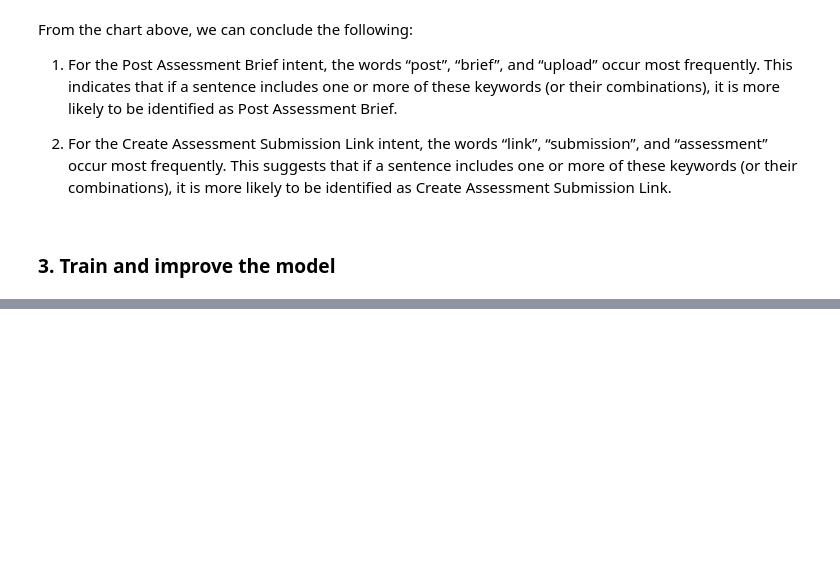
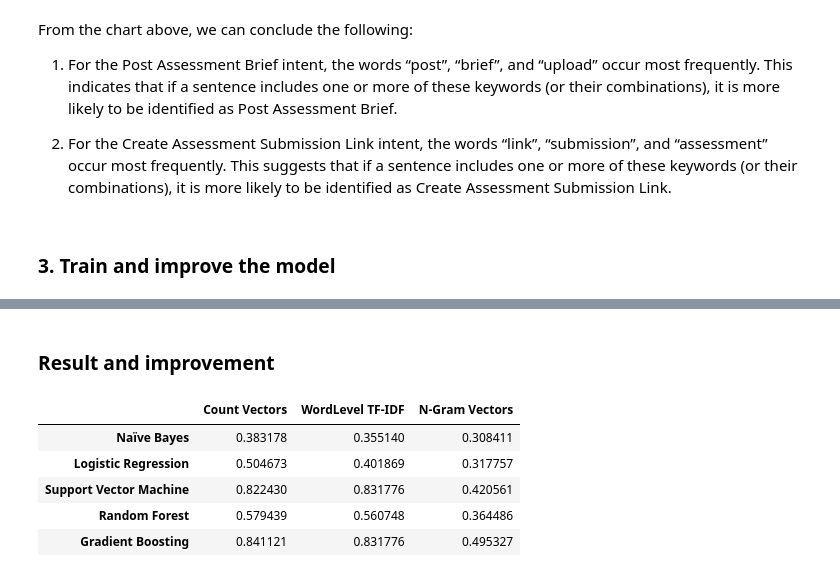
Before and after one commit to KimHLU/ai_tool, a Jupyter notebook: main.ipynb, the cells around one changed output, grey strips where cells are left out. Saved outputs shown, nothing was run; the diff lists cells and outputs as text; code cells hidden in the pictures; blank space fills up the shorter version.

```diff
--- a/main.ipynb
+++ b/main.ipynb
@@ -152,0 +518,5 @@ y= df['Intent']
+# %%
+%%time
+# Gradient Boosting on Count Vectors
+accuracy1 = train_model(GradientBoostingClassifier(), X_train_count, y_train, X_test_count)
+print('GB, Count Vectors    : %.4f\n' % accuracy1)
@@ -152,0 +528,5 @@ y= df['Intent']
+# %%
+%%time
+# Gradient Boosting on Word Level TF IDF Vectors
+accuracy2 = train_model(GradientBoostingClassifier(), X_train_tfidf, y_train, X_test_tfidf)
+print('GB, WordLevel TF-IDF : %.4f\n' % accuracy2)
@@ -152,0 +538,5 @@ y= df['Intent']
+# %%
+%%time
+# Gradient Boosting on Ngram Level TF IDF Vectors
+accuracy3 = train_model(GradientBoostingClassifier(), X_train_tfidf_ngram, y_train, X_test_tfidf_ngram)
+print('GB, N-Gram Vectors   : %.4f\n' % accuracy3)
@@ -152,0 +548,16 @@ y= df['Intent']
+# %%
+results.loc['Gradient Boosting'] = {
+    'Count Vectors': accuracy1,
+    'WordLevel TF-IDF': accuracy2,
+    'N-Gram Vectors': accuracy3}
+# %% [markdown]
+### Result and improvement
+# %%
+results
+# %% [output]
+|  | Count Vectors | WordLevel TF-IDF | N-Gram Vectors |
+| Naïve Bayes | 0.383178 | 0.355140 | 0.308411 |
+| Logistic Regression | 0.504673 | 0.401869 | 0.317757 |
+| Support Vector Machine | 0.822430 | 0.831776 | 0.420561 |
+| Random Forest | 0.579439 | 0.560748 | 0.364486 |
+| Gradient Boosting | 0.841121 | 0.831776 | 0.495327 |
```
Also changed, not shown: parts of 57 cells of this notebook, 8 other files.
